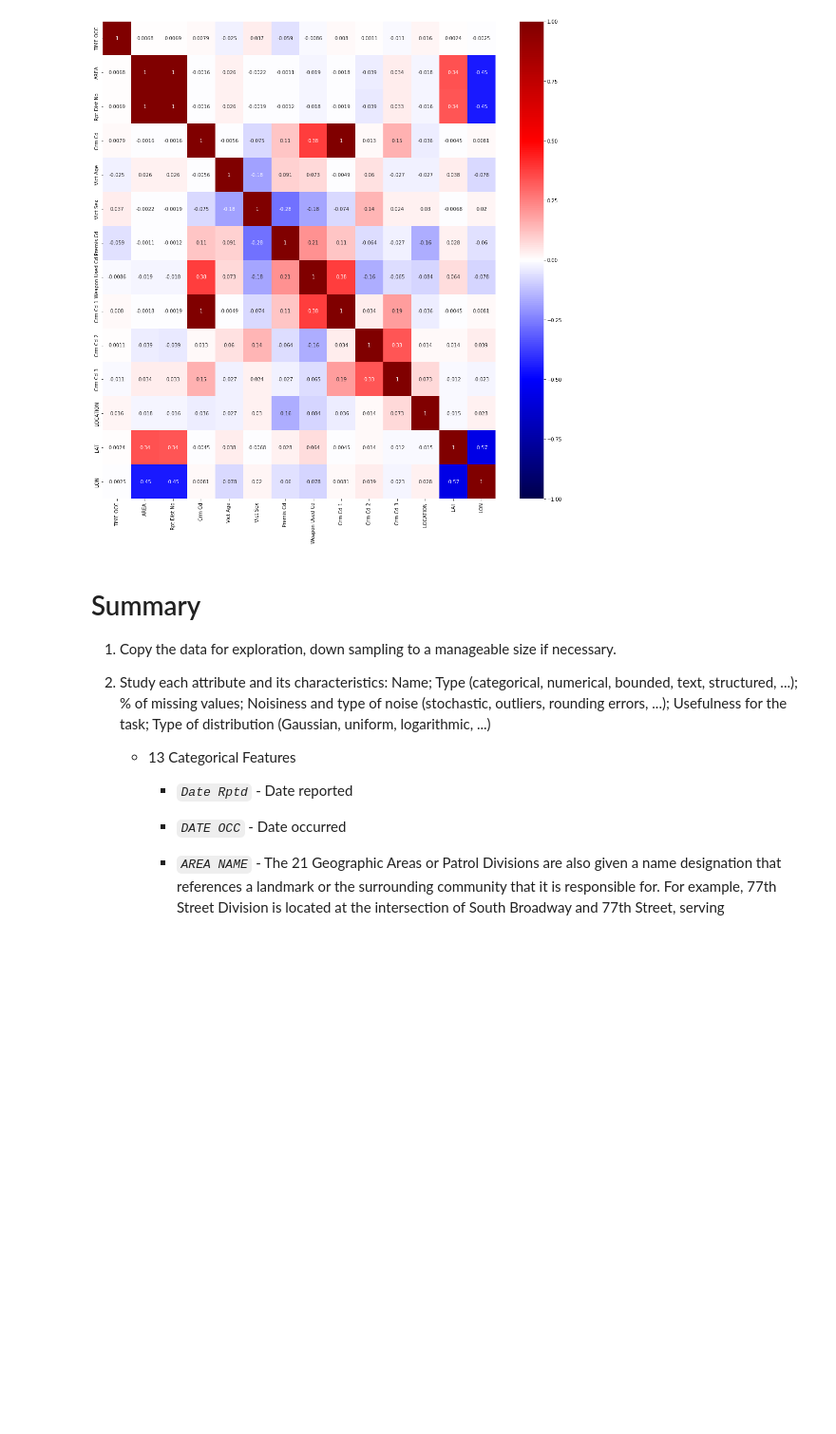
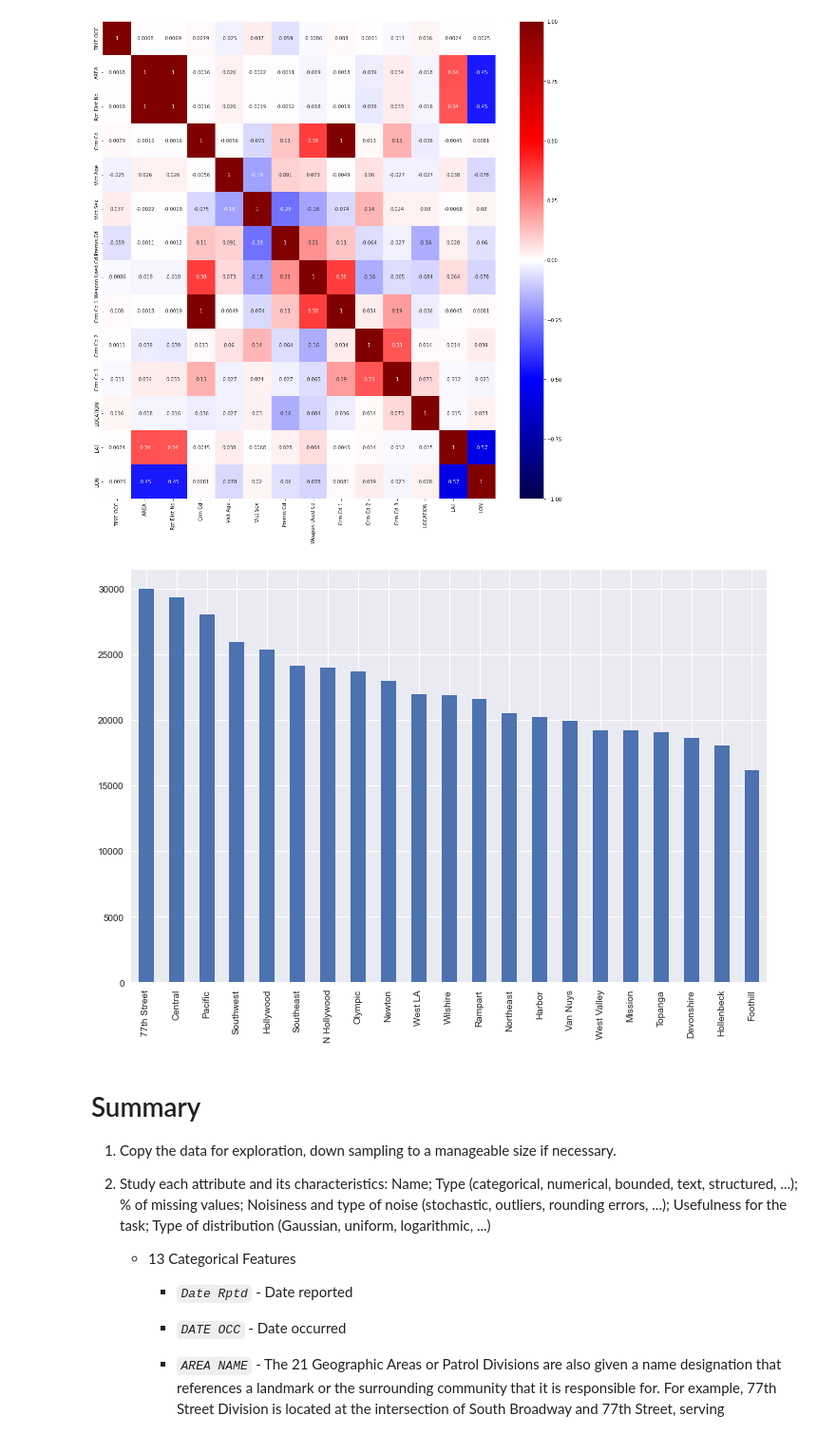
Before and after one commit to cojitamboe15/LACrimeDataML, a Jupyter notebook: LACrimeML.ipynb, the cells around one changed output. Shown at 95% size. Saved outputs shown, nothing was run; the diff lists cells and outputs as text; code cells hidden in the pictures; blank space fills up the shorter version.

```diff
--- a/LACrimeML.ipynb
+++ b/LACrimeML.ipynb
@@ -507,6 +567,12 @@ sns.heatmap(copy.corr(), annot=True, vmin=-1, vmax=1, cmap='seismic')
 # %% [output]
 <AxesSubplot:>
 [figure]
+# %%
+color=plt.cm.ocean(np.linspace(0,2,5))
+copy["AREA NAME"].value_counts().plot.bar(figsize=(12,8))
+plt.show()
+# %% [output]
+[figure, added]
 # %% [markdown]
 Summary
 ==========
```
Also changed, not shown: parts of 16 cells of this notebook.
